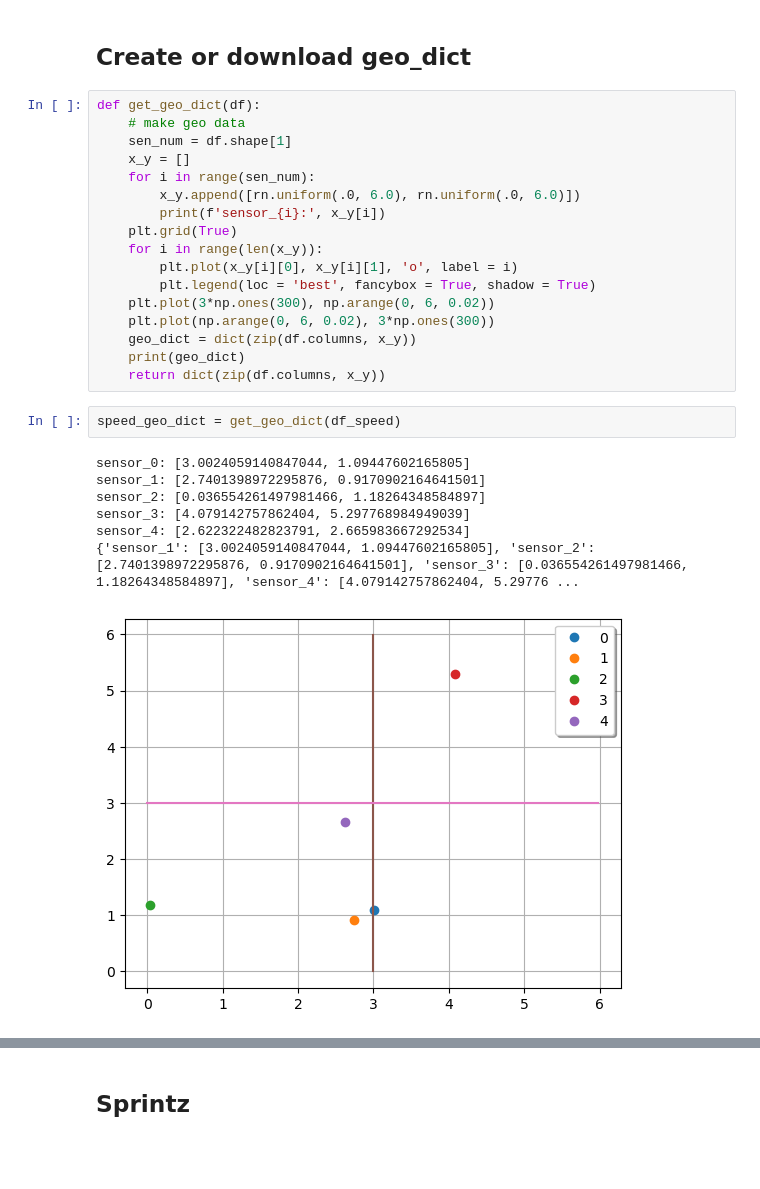
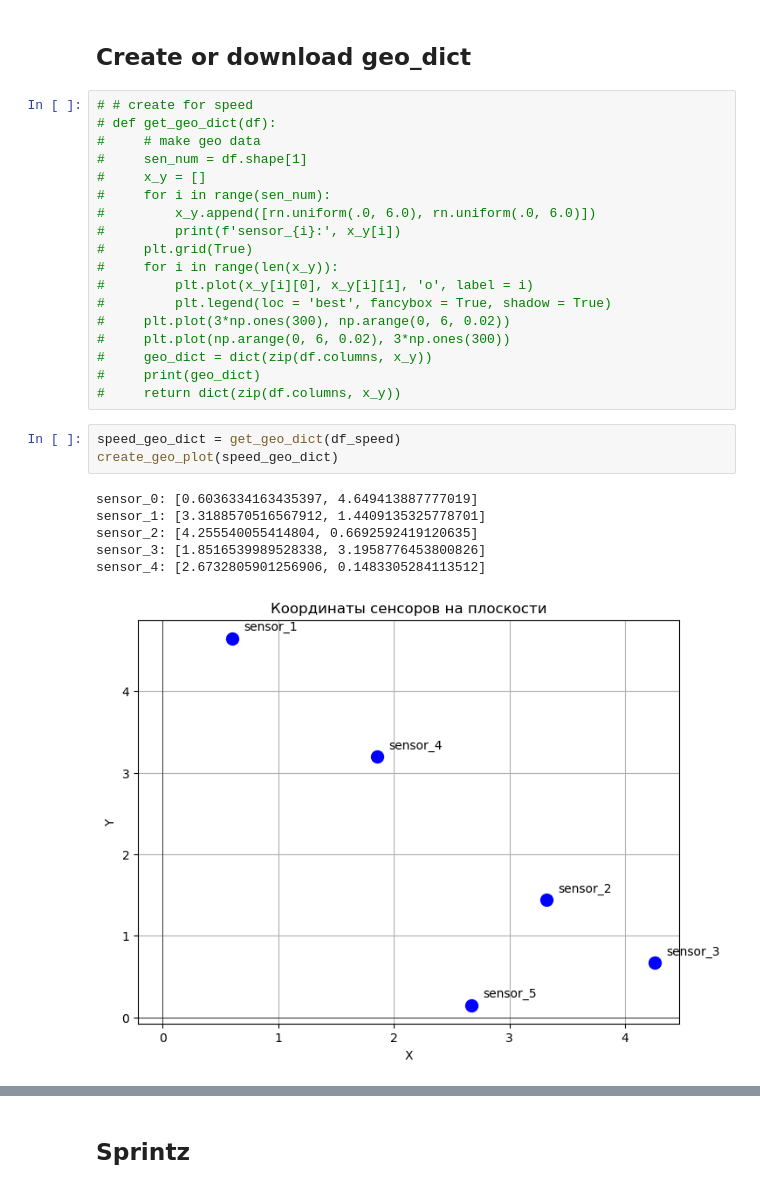
Before and after one commit to Romankkl03/compress_time_series, a Jupyter notebook: experiments.ipynb, the cells around one changed output, grey strips where cells are left out. Drawn from its saved outputs; the diff is of its cells as text; blank space fills up the shorter version.

```diff
--- a/experiments.ipynb
+++ b/experiments.ipynb
@@ -302,29 +269,30 @@ plt.show()
 # %% [markdown]
 ## Create or download geo_dict
 # %%
-def get_geo_dict(df):
-    # make geo data
-    sen_num = df.shape[1]
-    x_y = []
-    for i in range(sen_num):
-        x_y.append([rn.uniform(.0, 6.0), rn.uniform(.0, 6.0)])
-        print(f'sensor_{i}:', x_y[i])
-    plt.grid(True)
-    for i in range(len(x_y)):
-        plt.plot(x_y[i][0], x_y[i][1], 'o', label = i)
-        plt.legend(loc = 'best', fancybox = True, shadow = True)
-    plt.plot(3*np.ones(300), np.arange(0, 6, 0.02))
-    plt.plot(np.arange(0, 6, 0.02), 3*np.ones(300))
-    geo_dict = dict(zip(df.columns, x_y))
-    print(geo_dict)
-    return dict(zip(df.columns, x_y))
+# # create for speed
+# def get_geo_dict(df):
+#     # make geo data
+#     sen_num = df.shape[1]
+#     x_y = []
+#     for i in range(sen_num):
+#         x_y.append([rn.uniform(.0, 6.0), rn.uniform(.0, 6.0)])
+#         print(f'sensor_{i}:', x_y[i])
+#     plt.grid(True)
+#     for i in range(len(x_y)):
+#         plt.plot(x_y[i][0], x_y[i][1], 'o', label = i)
+#         plt.legend(loc = 'best', fancybox = True, shadow = True)
+#     plt.plot(3*np.ones(300), np.arange(0, 6, 0.02))
+#     plt.plot(np.arange(0, 6, 0.02), 3*np.ones(300))
+#     geo_dict = dict(zip(df.columns, x_y))
+#     print(geo_dict)
+#     return dict(zip(df.columns, x_y))
 # %%
 speed_geo_dict = get_geo_dict(df_speed)
+create_geo_plot(speed_geo_dict)
 # %% [output]
-sensor_0: [3.0024059140847044, 1.09447602165805]
-sensor_1: [2.7401398972295876, 0.9170902164641501]
-sensor_2: [0.036554261497981466, 1.18264348584897]
-sensor_3: [4.079142757862404, 5.297768984949039]
-sensor_4: [2.622322482823791, 2.665983667292534]
-{'sensor_1': [3.0024059140847044, 1.09447602165805], 'sensor_2': [2.7401398972295876, 0.9170902164641501], 'sensor_3': [0.036554261497981466, 1.18264348584897], 'sensor_4': [4.079142757862404, 5.29776 ...
+sensor_0: [0.6036334163435397, 4.649413887777019]
+sensor_1: [3.3188570516567912, 1.4409135325778701]
+sensor_2: [4.255540055414804, 0.6692592419120635]
+sensor_3: [1.8516539989528338, 3.1958776453800826]
+sensor_4: [2.6732805901256906, 0.1483305284113512]
-[figure, old version]
+[figure, new version]
```
Also changed, not shown: parts of 78 cells of this notebook, 17 other files.
